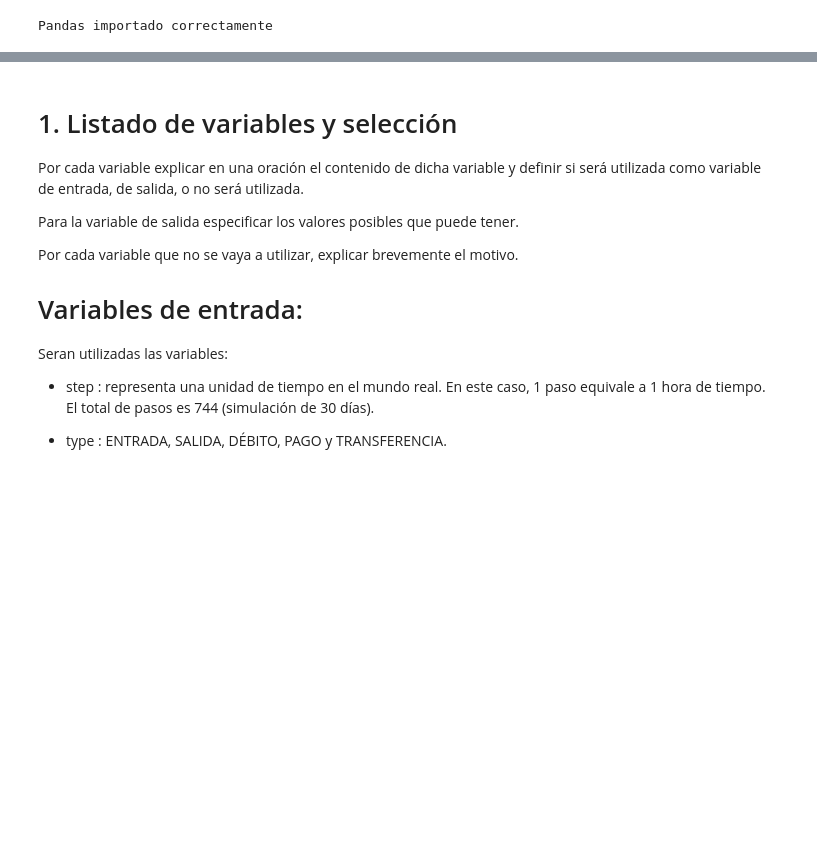
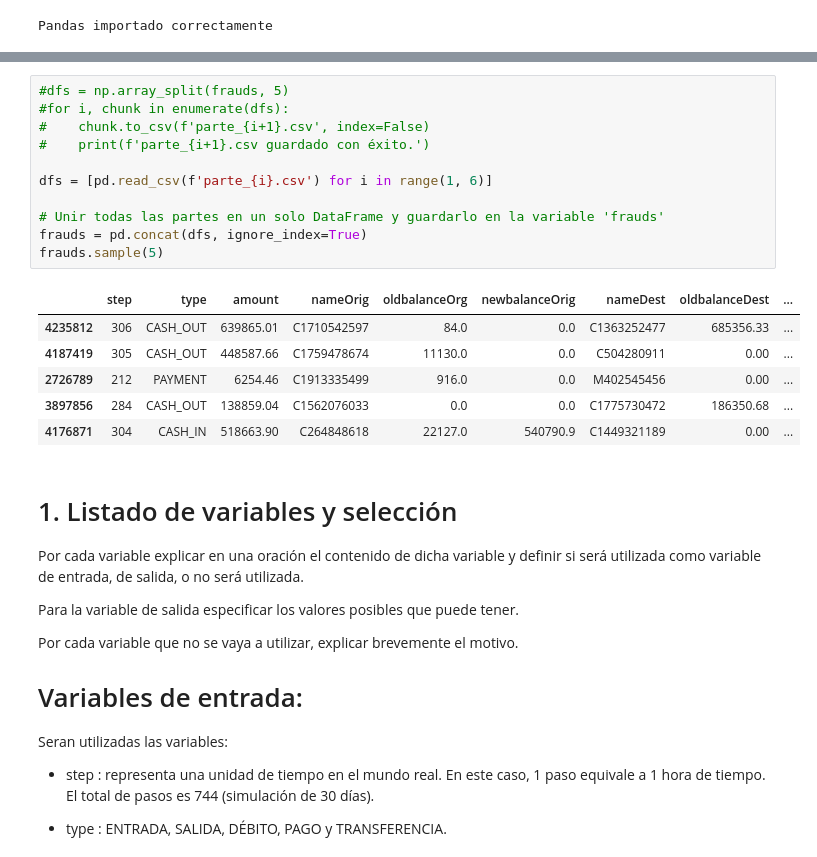
Before and after one commit to UlisesCravero/tp_ml_grupo_9, a Jupyter notebook: EDA.ipynb, the cells around one changed output, grey strips where cells are left out. Drawn from its saved outputs; the diff is of its cells as text; blank space fills up the shorter version.

Commit message:
dividir dataset y concatenarlo al leer

```diff
--- a/EDA.ipynb
+++ b/EDA.ipynb
@@ -34,3 +14,21 @@ frauds.sample(15)
+# %%
+#dfs = np.array_split(frauds, 5)
+#for i, chunk in enumerate(dfs):
+#    chunk.to_csv(f'parte_{i+1}.csv', index=False)
+#    print(f'parte_{i+1}.csv guardado con éxito.')
+
+dfs = [pd.read_csv(f'parte_{i}.csv') for i in range(1, 6)]
+
+# Unir todas las partes en un solo DataFrame y guardarlo en la variable 'frauds'
+frauds = pd.concat(dfs, ignore_index=True)
+frauds.sample(5)
+# %% [output]
+|  | step | type | amount | nameOrig | oldbalanceOrg | newbalanceOrig | nameDest | oldbalanceDest | ... |
+| 4235812 | 306 | CASH_OUT | 639865.01 | C1710542597 | 84.0 | 0.0 | C1363252477 | 685356.33 | ... |
+| 4187419 | 305 | CASH_OUT | 448587.66 | C1759478674 | 11130.0 | 0.0 | C504280911 | 0.00 | ... |
+| 2726789 | 212 | PAYMENT | 6254.46 | C1913335499 | 916.0 | 0.0 | M402545456 | 0.00 | ... |
+| 3897856 | 284 | CASH_OUT | 138859.04 | C1562076033 | 0.0 | 0.0 | C1775730472 | 186350.68 | ... |
+| 4176871 | 304 | CASH_IN | 518663.90 | C264848618 | 22127.0 | 540790.9 | C1449321189 | 0.00 | ... |
 # %% [markdown]
 # 1. Listado de variables y selección
 Por cada variable explicar en una oración el contenido de dicha variable y definir si será utilizada como variable de entrada, de salida, o no será utilizada.
```
Also changed, not shown: parts of 1 cell of this notebook, 5 other files.
